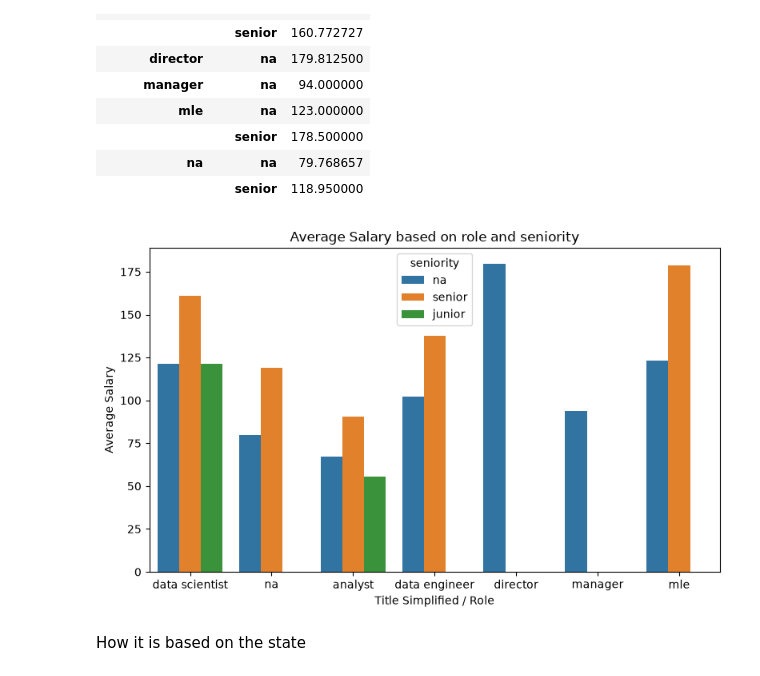
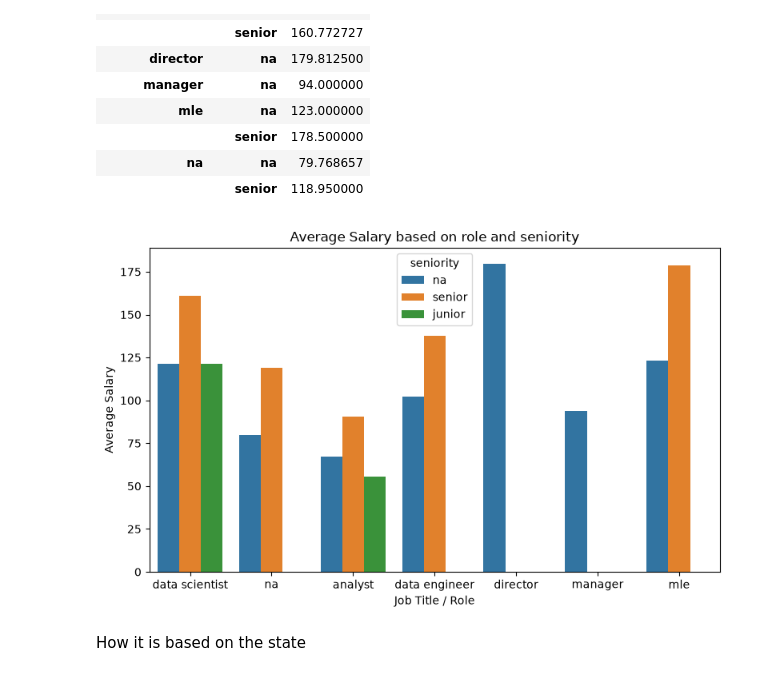
Before and after one commit to yasasbanukaofficial/glassdoor-job-market-insights, a Jupyter notebook: notebooks/02_eda.ipynb, the cells around one changed output. Drawn from its saved outputs; the diff is of its cells as text; code cells hidden in the pictures.

```diff
--- a/notebooks/02_eda.ipynb
+++ b/notebooks/02_eda.ipynb
@@ -190,15 +190,15 @@ pd.pivot_table(df, index=['title_simplified', 'seniority'], values='avg_salary')
 # %%
 fig ,ax = plt.subplots(figsize=(8, 5))
 
 sns.barplot(df, x='title_simplified', y='avg_salary', hue='seniority', ax=ax, errorbar=None)
-ax.set_xlabel('Title Simplified / Role')
+ax.set_xlabel('Job Title / Role')
 ax.set_ylabel('Average Salary')
 
 plt.title("Average Salary based on role and seniority")
 plt.tight_layout()
 plt.show()
 # %% [output]
-[figure, old version]
+[figure, new version]
 # %% [markdown]
 How it is based on the state
 # %%
```
Also changed, not shown: parts of 1 cell of this notebook.
